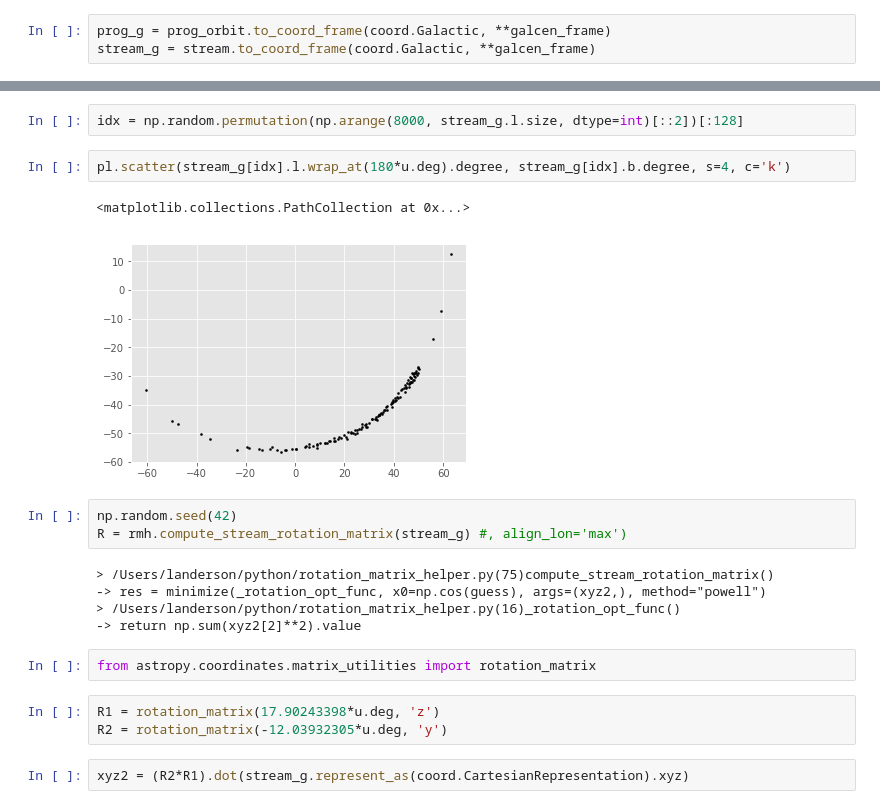
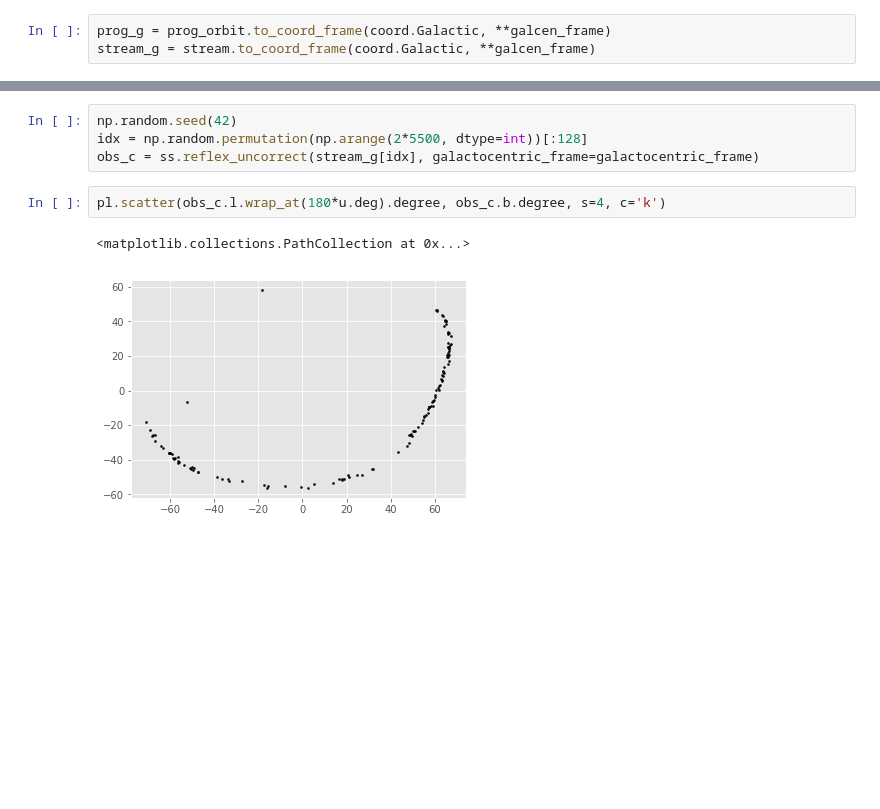
Before and after one commit to andersdot/gaiaDR2, a Jupyter notebook: fitAnOrbit.ipynb, the cells around one changed output, grey strips where cells are left out. Drawn from its saved outputs; the diff is of its cells as text; blank space fills up the shorter version.

```diff
--- a/fitAnOrbit.ipynb
+++ b/fitAnOrbit.ipynb
@@ -75,22 +74,9 @@ Text(0,0.5,'b')
-# %%
-idx = np.random.permutation(np.arange(8000, stream_g.l.size, dtype=int)[::2])[:128]
+# %%
+np.random.seed(42)
+idx = np.random.permutation(np.arange(2*5500, dtype=int))[:128]
+obs_c = ss.reflex_uncorrect(stream_g[idx], galactocentric_frame=galactocentric_frame)
 # %%
-pl.scatter(stream_g[idx].l.wrap_at(180*u.deg).degree, stream_g[idx].b.degree, s=4, c='k')
+pl.scatter(obs_c.l.wrap_at(180*u.deg).degree, obs_c.b.degree, s=4, c='k')
 # %% [output]
 <matplotlib.collections.PathCollection at 0x...>
-[figure, old version]
+[figure, new version]
-# %%
-np.random.seed(42)
-R = rmh.compute_stream_rotation_matrix(stream_g) #, align_lon='max')
-# %% [output]
-> /Users/landerson/python/rotation_matrix_helper.py(75)compute_stream_rotation_matrix()
--> res = minimize(_rotation_opt_func, x0=np.cos(guess), args=(xyz2,), method="powell")
-> /Users/landerson/python/rotation_matrix_helper.py(16)_rotation_opt_func()
--> return np.sum(xyz2[2]**2).value
-# %%
-from astropy.coordinates.matrix_utilities import rotation_matrix
-# %%
-R1 = rotation_matrix(17.90243398*u.deg, 'z')
-R2 = rotation_matrix(-12.03932305*u.deg, 'y')
-# %%
-xyz2 = (R2*R1).dot(stream_g.represent_as(coord.CartesianRepresentation).xyz)
```
Also changed, not shown: parts of 25 cells of this notebook, 1 other file.
